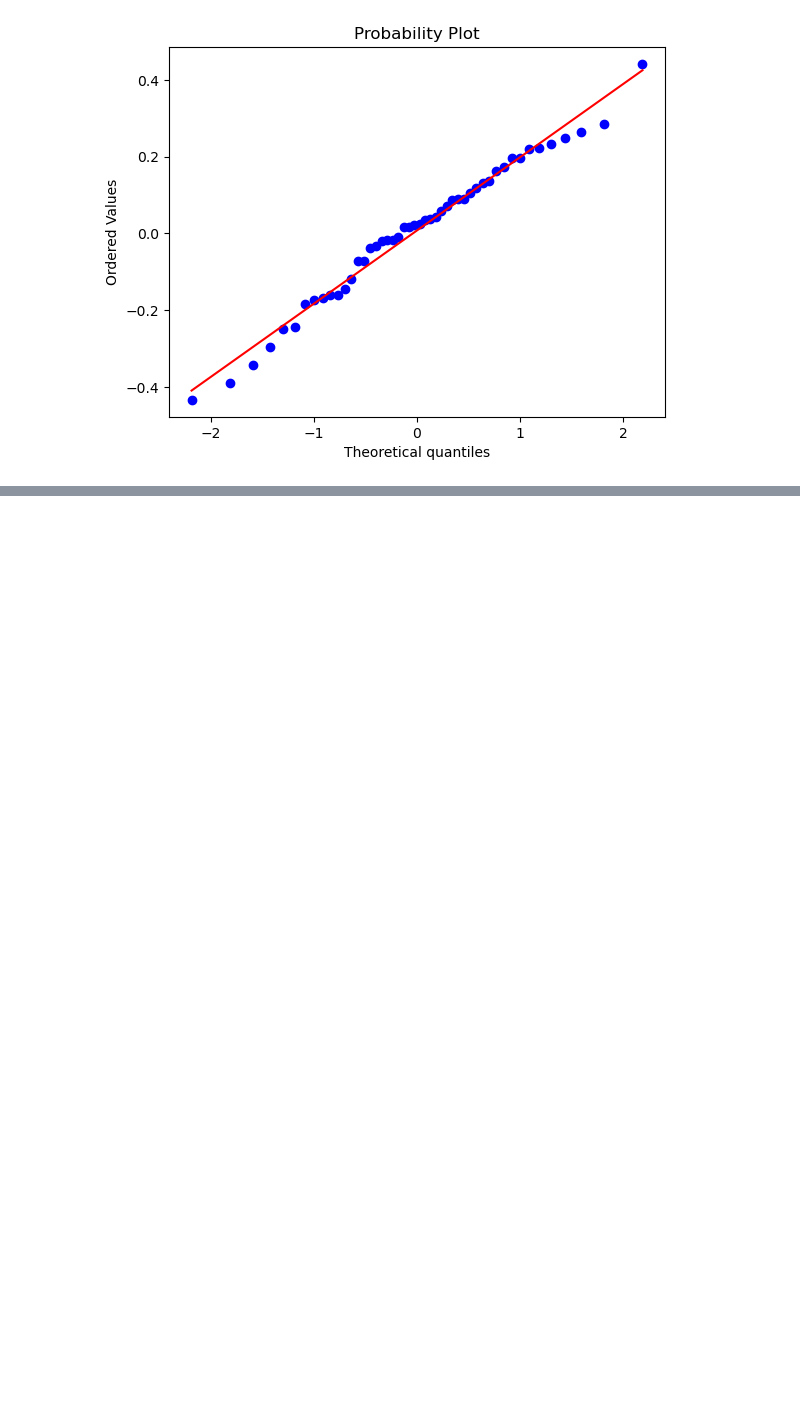
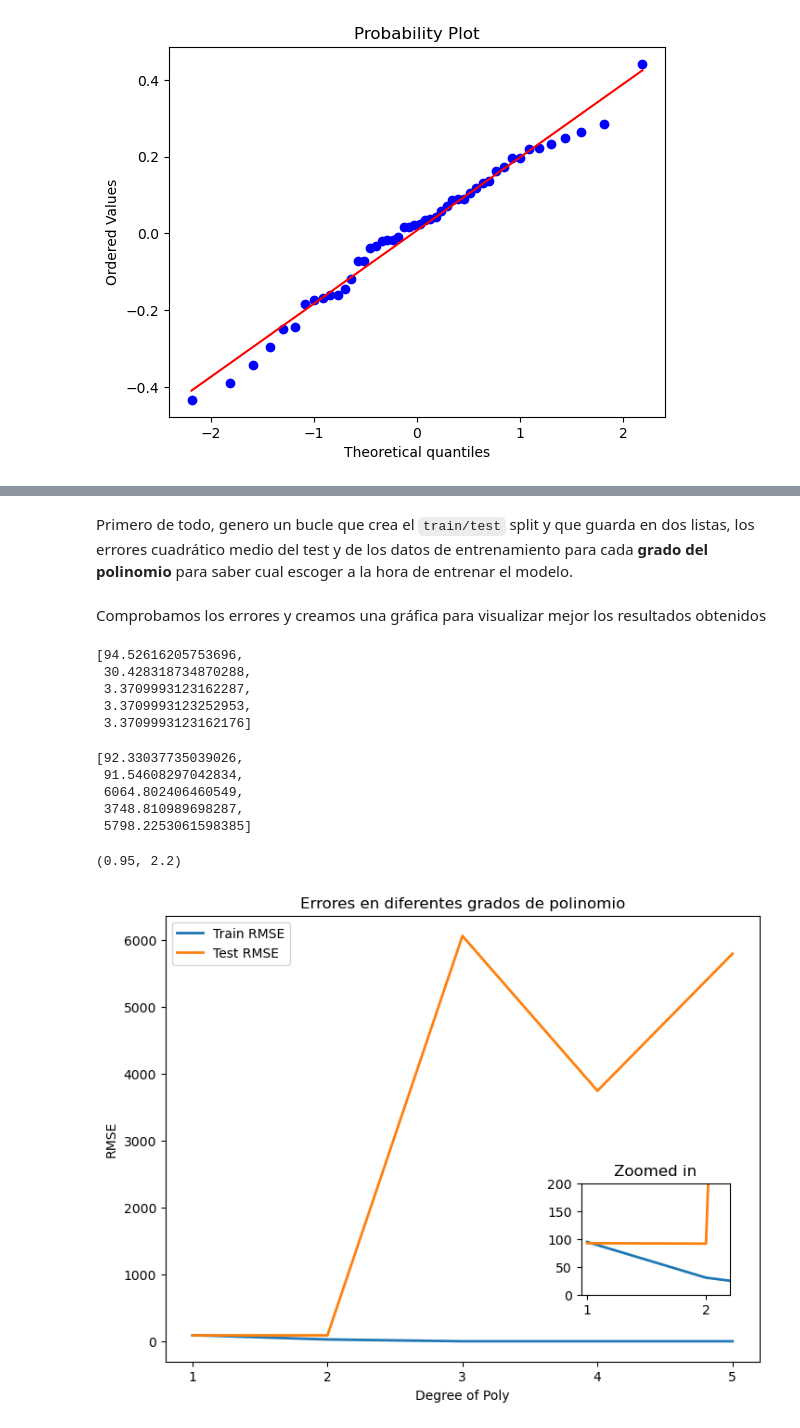
Before and after one commit to Pancreas9000/DATA-SCIENCE-PROJECTS, a Jupyter notebook: Fish/pez.ipynb, the cells around one changed output, grey strips where cells are left out. Drawn from its saved outputs; the diff is of its cells as text; code cells hidden in the pictures; blank space fills up the shorter version.

```diff
--- a/Fish/pez.ipynb
+++ b/Fish/pez.ipynb
@@ -213,0 +219,63 @@ Text(0, 0.5, 'Weight (g)')
+# %% [markdown]
+Primero de todo, genero un bucle que crea el `train/test` split y que guarda en dos listas, los errores cuadrático medio del test y de los datos de entrenamiento para cada __grado del polinomio__ para saber cual escoger a la hora de entrenar el modelo.
+# %%
+train_rmse_errors = []
+test_rmse_errors = []
+
+for d in range(1,6):
+
+    polynomial_converter = PolynomialFeatures(degree = d,include_bias=False)
+    poly_features = polynomial_converter.fit_transform(X)
+
+    X_train_test, X_test_test, y_train_test, y_test_test = train_test_split(poly_features, y, test_size=0.3, random_state=42)
+
+    model = LinearRegression()
+    model.fit(X_train_test,y_train_test)
+
+    train_pred = model.predict(X_train_test)
+    test_pred = model.predict(X_test_test)
+
+    train_rmse = root_mean_squared_error(y_train_test, train_pred)
+    test_rmse = root_mean_squared_error(y_test_test, test_pred)
+
+    train_rmse_errors.append(train_rmse)
+    test_rmse_errors.append(test_rmse)
+# %% [markdown]
+Comprobamos los errores y creamos una gráfica para visualizar mejor los resultados obtenidos
+# %%
+train_rmse_errors
+# %% [output]
+[94.52616205753696,
+ 30.428318734870288,
+ 3.3709993123162287,
+ 3.3709993123252953,
+ 3.3709993123162176]
+# %%
+test_rmse_errors
+# %% [output]
+[92.33037735039026,
+ 91.54608297042834,
+ 6064.802406460549,
+ 3748.810989698287,
+ 5798.2253061598385]
+# %%
+fig = plt.figure()
+axes1 = fig.add_axes([0,0,1,1])
+axes1.plot(range(1,6),train_rmse_errors[:5],lw=2,label = 'Train RMSE')
+axes1.plot(range(1,6),test_rmse_errors[:5],lw=2,label = 'Test RMSE')
+axes1.set_title('Errores en diferentes grados de polinomio')
+axes1.set_xticks(range(1,6))
+axes1.set_xlabel('Degree of Poly')
+axes1.set_ylabel('RMSE')
+axes1.legend()
+
+axes2 = fig.add_axes([0.7,0.15,0.25,0.25])
+axes2.set_title('Zoomed in')
+axes2.plot(range(1,6),train_rmse_errors[:5],lw=2)
+axes2.plot(range(1,6),test_rmse_errors[:5],lw=2)
+axes2.set_xticks(range(1,6))
+axes2.set_ylim(0,200)
+axes2.set_xlim(0.95,2.2)
+# %% [output]
+(0.95, 2.2)
+[figure, added]
```
Also changed, not shown: parts of 54 cells of this notebook, 2 other files.
